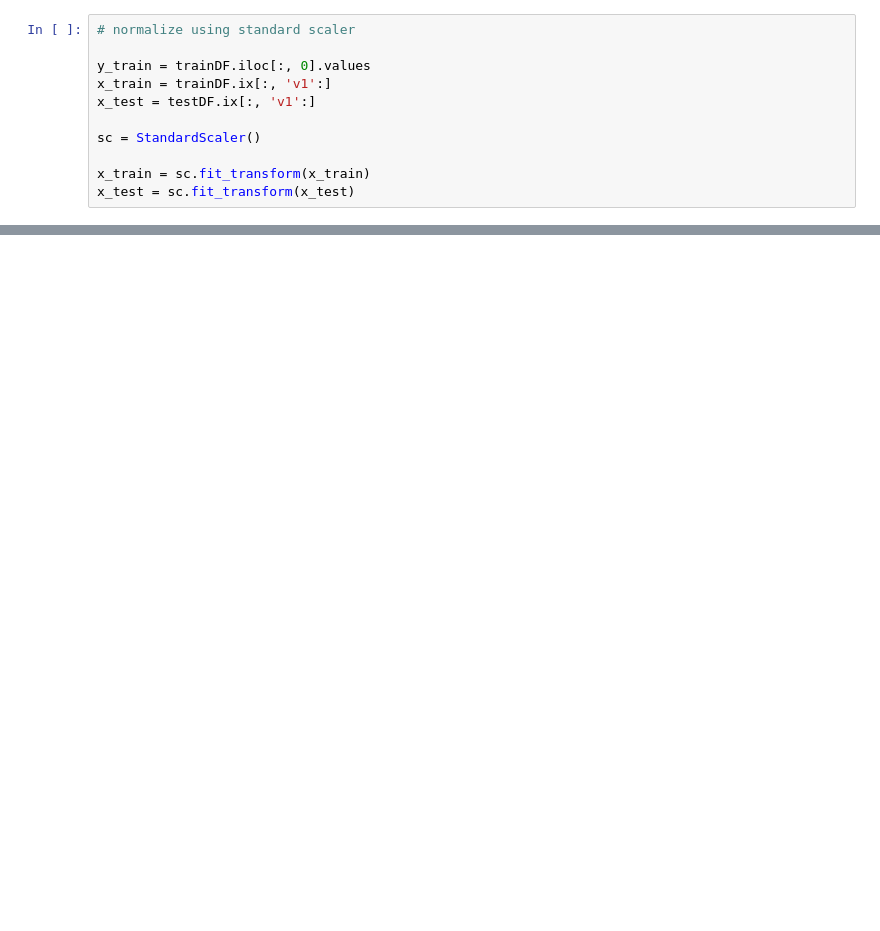
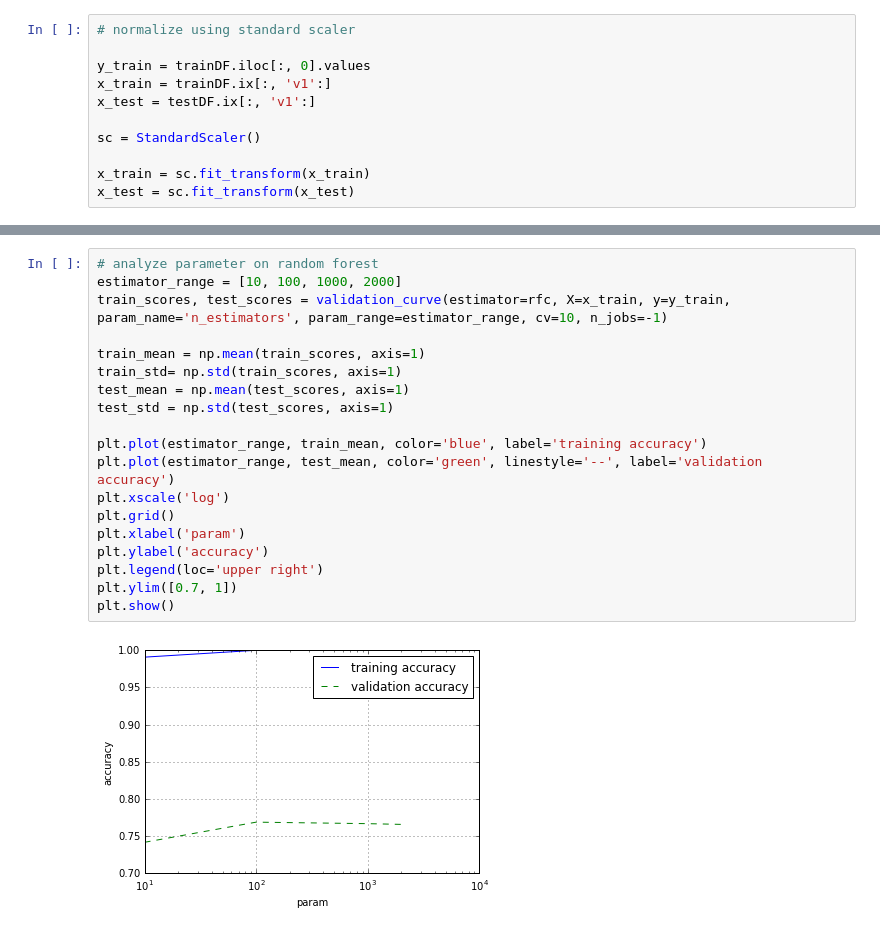
Before and after one commit to yusV/gadogoda, a Jupyter notebook: gadogoda.ipynb, the cells around one changed output, grey strips where cells are left out. Saved outputs shown, nothing was run; the diff lists cells and outputs as text; blank space fills up the shorter version.

```diff
--- a/gadogoda.ipynb
+++ b/gadogoda.ipynb
@@ -198,0 +286,21 @@ x_
+# %%
+# analyze parameter on random forest
+estimator_range = [10, 100, 1000, 2000]
+train_scores, test_scores = validation_curve(estimator=rfc, X=x_train, y=y_train, param_name='n_estimators', param_range=estimator_range, cv=10, n_jobs=-1)
+
+train_mean = np.mean(train_scores, axis=1)
+train_std= np.std(train_scores, axis=1)
+test_mean = np.mean(test_scores, axis=1)
+test_std = np.std(test_scores, axis=1)
+
+plt.plot(estimator_range, train_mean, color='blue', label='training accuracy')
+plt.plot(estimator_range, test_mean, color='green', linestyle='--', label='validation accuracy')
+plt.xscale('log')
+plt.grid()
+plt.xlabel('param')
+plt.ylabel('accuracy')
+plt.legend(loc='upper right')
+plt.ylim([0.7, 1])
+plt.show()
+# %% [output]
+[figure, added]
```
Also changed, not shown: parts of 16 cells of this notebook.
